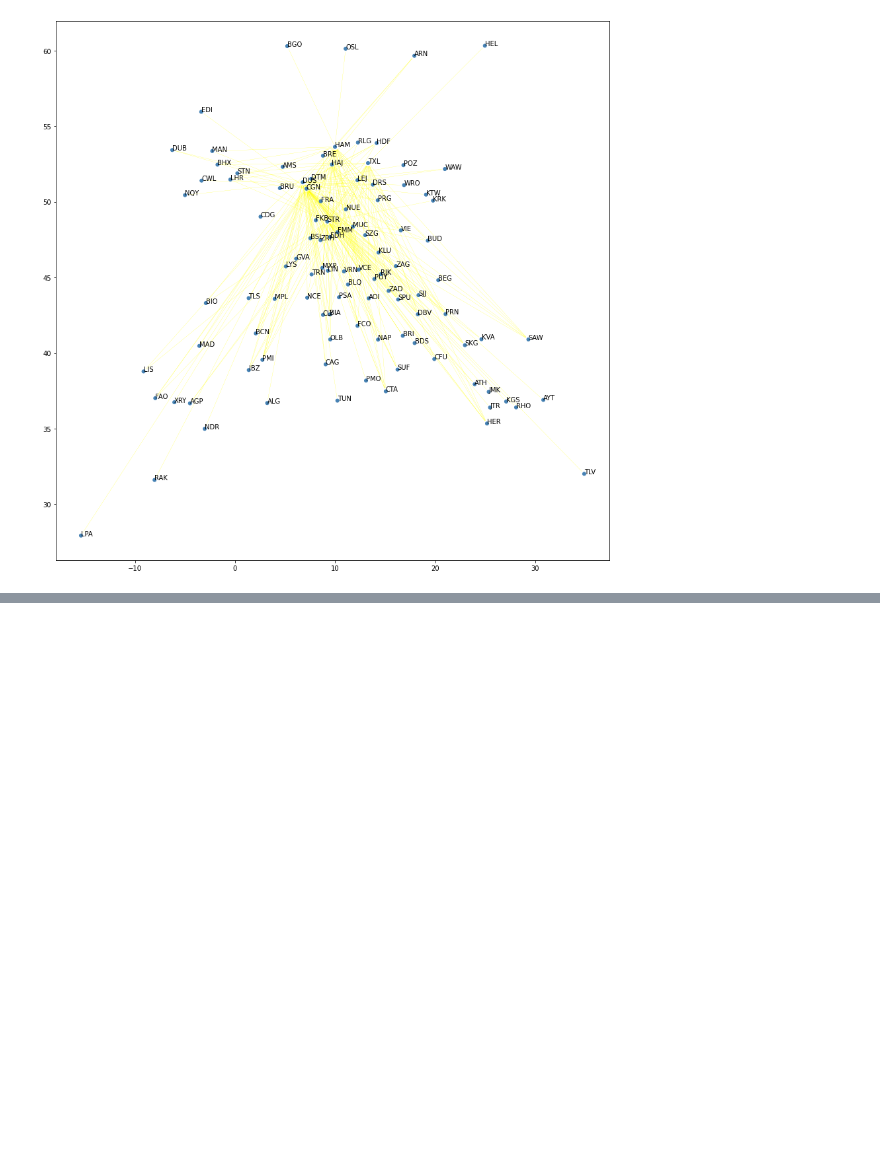
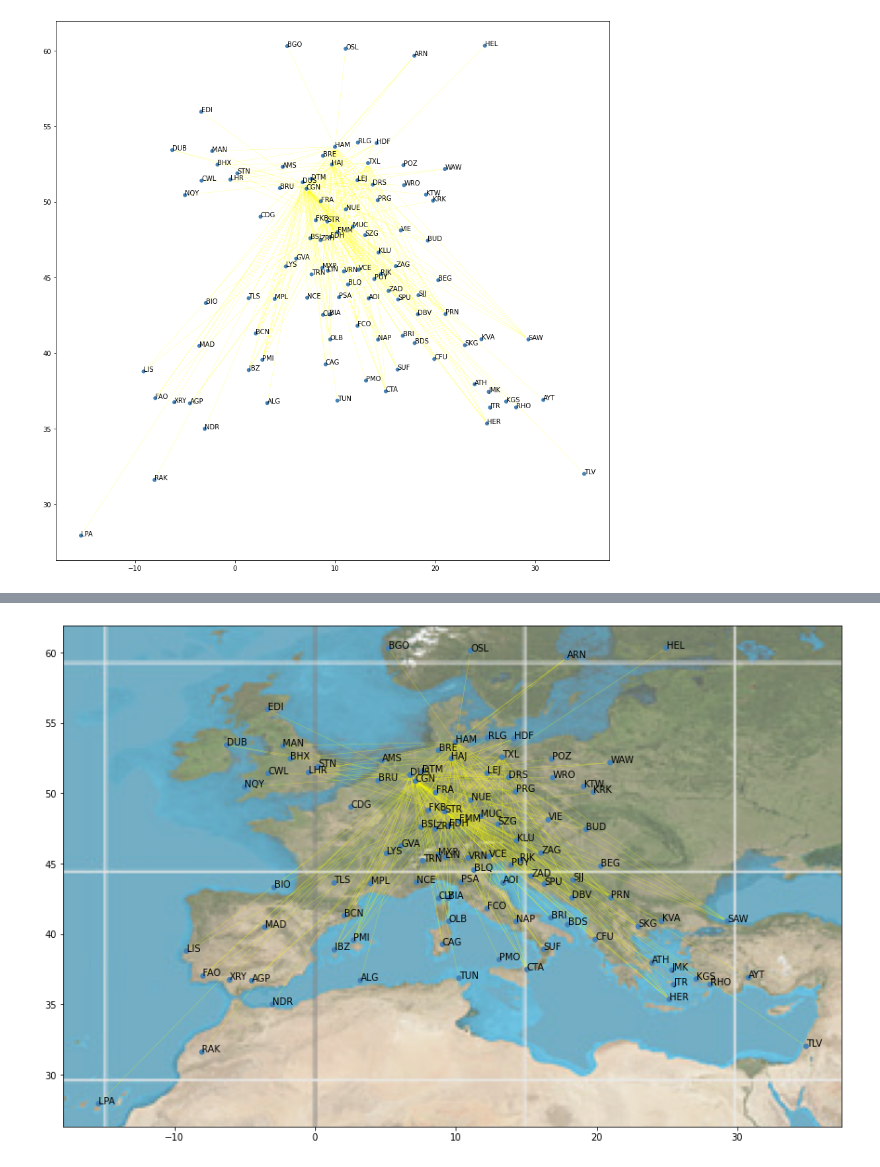
Before and after one commit to stevecoffee/dasc5300, a Jupyter notebook: Project2/DASC_5300_Project_2.ipynb, the cells around one changed output, grey strips where cells are left out. Saved outputs shown, nothing was run; the diff lists cells and outputs as text; code cells hidden in the pictures; blank space fills up the shorter version.

Commit message:
worked out graph overlaid on actual map

```diff
--- a/Project2/DASC_5300_Project_2.ipynb
+++ b/Project2/DASC_5300_Project_2.ipynb
@@ -436,3 +360,10 @@ df_anon_routes = pd.read_csv(
+# %%
+img = plt.imread('https://raw.githubusercontent.com/stevecoffee/dasc5300/main/Project2/Equirectangular_projection_SW.png')
+fig, ax = plt.subplots(figsize=(15, 15))
+ax.imshow(img, extent=[-180, 180, -90, 90], alpha=0.7)
+plot(g, target=ax, layout=x, vertex_label=labels, edge_color='yellow', edge_width=0.2)
+# %% [output]
+[figure, added]
 # %%
 # Part 1a
 # Construct a graph (or a graph data structure) for the airline being analyzed by you. With
```
Also changed, not shown: parts of 16 cells of this notebook.
